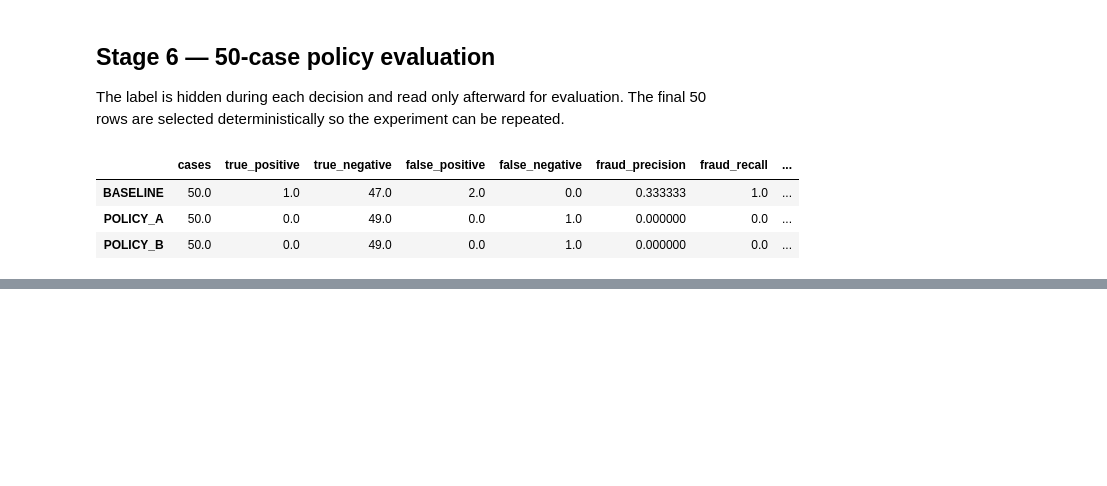
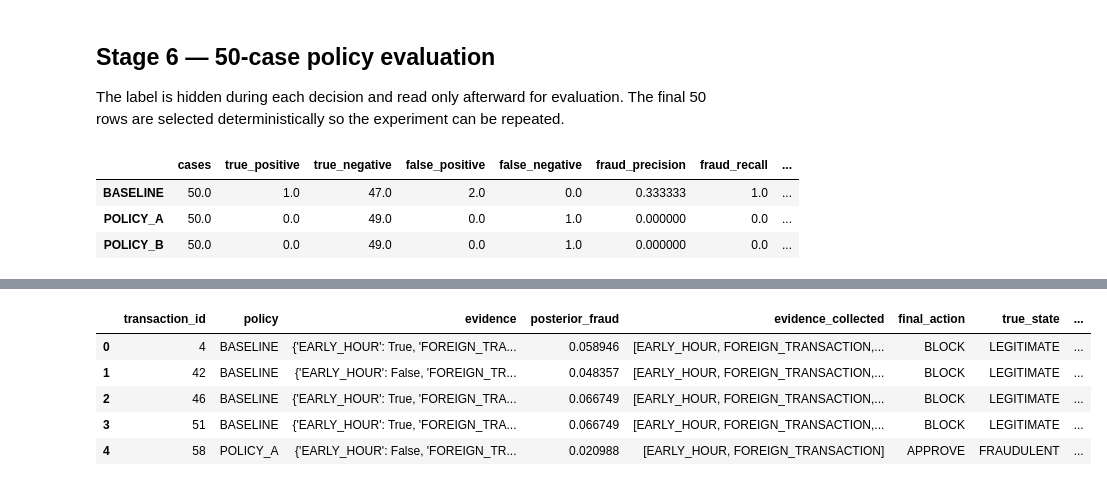
Before and after one commit to rishibalanagu0108/Credit-Card-Fraud-Decision-Agent, a Jupyter notebook: experiments/agent_simulation.ipynb, the cells around one changed output, grey strips where cells are left out. Drawn from its saved outputs; the diff is of its cells as text; code cells hidden in the pictures; blank space fills up the shorter version.

Commit message:
document fraud agent failure analysis

```diff
--- a/experiments/agent_simulation.ipynb
+++ b/experiments/agent_simulation.ipynb
@@ -461,0 +466,73 @@ assert all(
+# %%
+def posterior_after_all_evidence(transaction):
+    belief = priors.copy()
+    for evidence_name in EVIDENCE_COLUMNS:
+        belief, _ = update_belief(
+            belief, evidence_name, evidence_from_transaction(transaction)[evidence_name]
+        )
+    return belief
+
+
+def failure_reason(policy_name, action, actual_state, posterior, suspicious_count):
+    if policy_name == 'BASELINE':
+        return (
+            f'Baseline blocked after counting {suspicious_count} suspicious flags; '
+            'it treats every flag equally and ignores the different historical likelihoods.'
+        )
+    return (
+        f'{policy_name} approved because the collected-evidence posterior fraud belief '
+        f'remained {posterior["FRAUDULENT"]:.6f}; the initial evidence made APPROVE '
+        'lower-cost before later signals were collected.'
+    )
+
+
+audit_df = df.head(200).copy()
+failure_rows = []
+for _, row in audit_df.iterrows():
+    transaction = transaction_without_label(row)
+    evidence = evidence_from_transaction(transaction)
+    suspicious_count = sum(evidence.values())
+    actual_state = 'FRAUDULENT' if int(row['is_fraud']) == 1 else 'LEGITIMATE'
+
+    baseline = baseline_action(transaction)
+    if baseline != ('BLOCK' if actual_state == 'FRAUDULENT' else 'APPROVE'):
+        posterior = posterior_after_all_evidence(transaction)
+        failure_rows.append({
+            'transaction_id': row['transaction_id'],
+            'policy': 'BASELINE',
+            'evidence': evidence,
+            'posterior_fraud': posterior['FRAUDULENT'],
+            'evidence_collected': list(EVIDENCE_COLUMNS),
+            'final_action': baseline,
+            'true_state': actual_state,
+            'error_type': 'FALSE_POSITIVE' if actual_state == 'LEGITIMATE' else 'FALSE_NEGATIVE',
+            'likely_failure_reason': failure_reason('BASELINE', baseline, actual_state, posterior, suspicious_count),
+        })
+
+    for policy_name, policy_costs in [('POLICY_A', POLICY_A_COSTS), ('POLICY_B', POLICY_B_COSTS)]:
+        result = run_agent(transaction, policy_costs, verbose=False)
+        expected_action = 'BLOCK' if actual_state == 'FRAUDULENT' else 'APPROVE'
+        if result['final_action'] != expected_action:
+            failure_rows.append({
+                'transaction_id': row['transaction_id'],
+                'policy': policy_name,
+                'evidence': evidence,
+                'posterior_fraud': result['final_belief']['FRAUDULENT'],
+                'evidence_collected': result['collected_evidence'],
+                'final_action': result['final_action'],
+                'true_state': actual_state,
+                'error_type': 'FALSE_POSITIVE' if actual_state == 'LEGITIMATE' else 'FALSE_NEGATIVE',
+                'likely_failure_reason': failure_reason(policy_name, result['final_action'], actual_state, result['final_belief'], suspicious_count),
+            })
+
+failure_analysis_df = pd.DataFrame(failure_rows).head(5)
+assert len(failure_analysis_df) >= 5
+failure_analysis_df.to_csv('failure_analysis.csv', index=False)
+display(failure_analysis_df)
+# %% [output]
+|  | transaction_id | policy | evidence | posterior_fraud | evidence_collected | final_action | true_state | ... |
+| 0 | 4 | BASELINE | {'EARLY_HOUR': True, 'FOREIGN_TRA... | 0.058946 | [EARLY_HOUR, FOREIGN_TRANSACTION,... | BLOCK | LEGITIMATE | ... |
+| 1 | 42 | BASELINE | {'EARLY_HOUR': False, 'FOREIGN_TR... | 0.048357 | [EARLY_HOUR, FOREIGN_TRANSACTION,... | BLOCK | LEGITIMATE | ... |
+| 2 | 46 | BASELINE | {'EARLY_HOUR': True, 'FOREIGN_TRA... | 0.066749 | [EARLY_HOUR, FOREIGN_TRANSACTION,... | BLOCK | LEGITIMATE | ... |
+| 3 | 51 | BASELINE | {'EARLY_HOUR': True, 'FOREIGN_TRA... | 0.066749 | [EARLY_HOUR, FOREIGN_TRANSACTION,... | BLOCK | LEGITIMATE | ... |
+| 4 | 58 | POLICY_A | {'EARLY_HOUR': False, 'FOREIGN_TR... | 0.020988 | [EARLY_HOUR, FOREIGN_TRANSACTION] | APPROVE | FRAUDULENT | ... |
```
Also changed, not shown: parts of 1 cell of this notebook, 3 other files.
